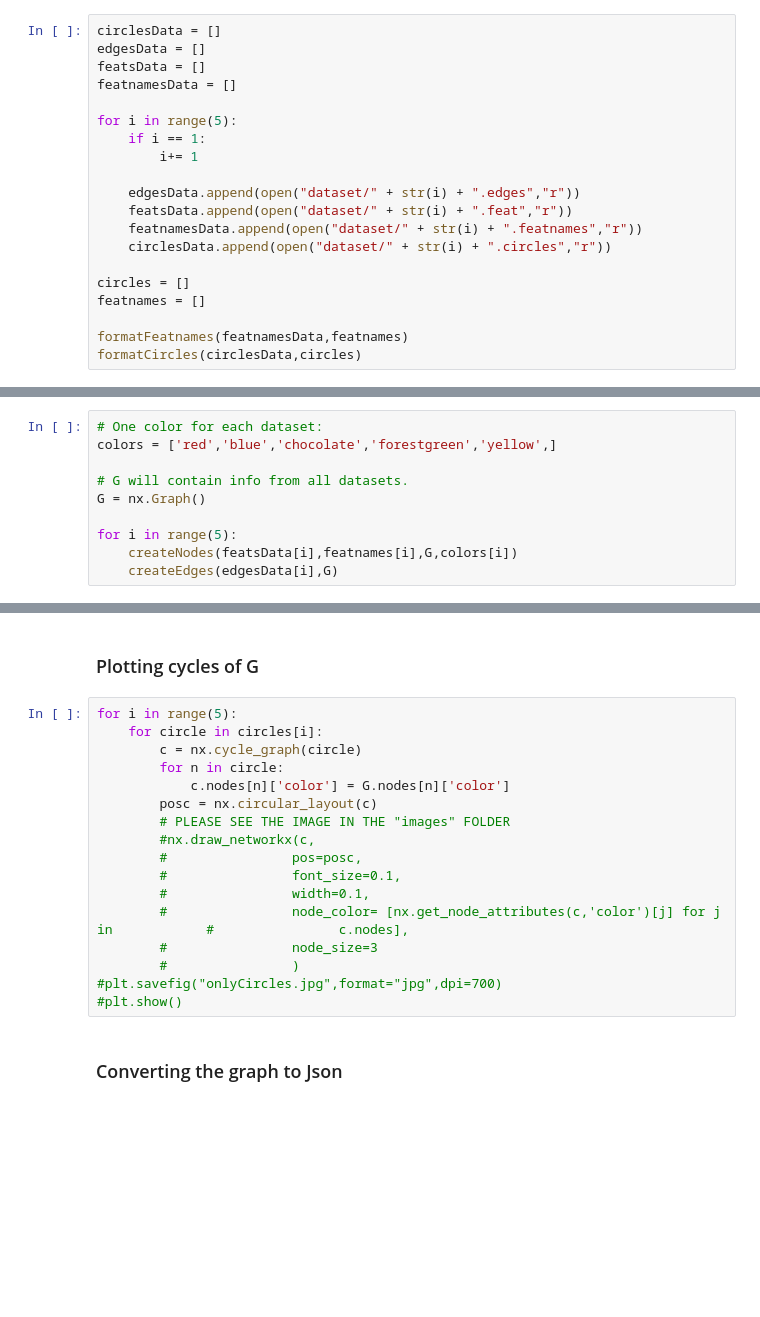
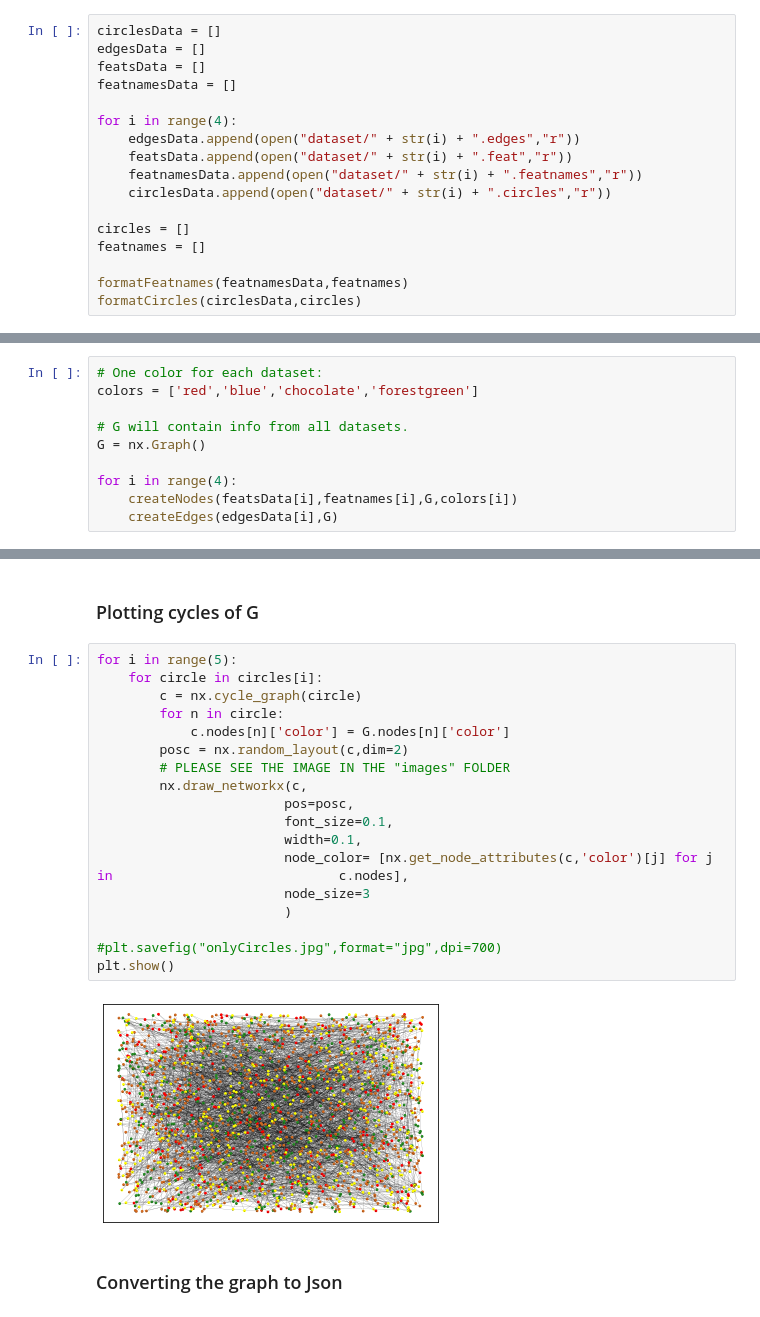
Before and after one commit to mateuslatrova/Social-Circles-Graph-Database, a Jupyter notebook: socialCirclesDB.ipynb, the cells around one changed output, grey strips where cells are left out. Saved outputs shown, nothing was run; the diff lists cells and outputs as text; blank space fills up the shorter version.

```diff
--- a/socialCirclesDB.ipynb
+++ b/socialCirclesDB.ipynb
@@ -59,10 +59,7 @@ edgesData = []
 featsData = []
 featnamesData = []
 
-for i in range(5):
-    if i == 1:
-        i+= 1
-
+for i in range(4):
     edgesData.append(open("dataset/" + str(i) + ".edges","r"))
     featsData.append(open("dataset/" + str(i) + ".feat","r"))
     featnamesData.append(open("dataset/" + str(i) + ".featnames","r"))
@@ -77,12 +74,12 @@ formatCircles(circlesData,circles)
 ### Building the graph
 # %%
 # One color for each dataset:
-colors = ['red','blue','chocolate','forestgreen','yellow',]
+colors = ['red','blue','chocolate','forestgreen']
 
 # G will contain info from all datasets.
 G = nx.Graph()
 
-for i in range(5):
+for i in range(4):
     createNodes(featsData[i],featnames[i],G,colors[i])
     createEdges(edgesData[i],G)
 # %% [markdown]
@@ -114,20 +111,23 @@ for i in range(5):
 # %%
 for i in range(5):
     for circle in circles[i]:
         c = nx.cycle_graph(circle)
         for n in circle:
             c.nodes[n]['color'] = G.nodes[n]['color']
-        posc = nx.circular_layout(c)
+        posc = nx.random_layout(c,dim=2)
         # PLEASE SEE THE IMAGE IN THE "images" FOLDER
-        #nx.draw_networkx(c,
-        #                pos=posc,
-        #                font_size=0.1,
-        #                width=0.1,
-        #                node_color= [nx.get_node_attributes(c,'color')[j] for j in            #                c.nodes],
-        #                node_size=3
-        #                )
+        nx.draw_networkx(c,
+                        pos=posc,
+                        font_size=0.1,
+                        width=0.1,
+                        node_color= [nx.get_node_attributes(c,'color')[j] for j in                             c.nodes],
+                        node_size=3
+                        )
+
 #plt.savefig("onlyCircles.jpg",format="jpg",dpi=700)
-#plt.show()
+plt.show()
+# %% [output]
+[figure, added]
 # %% [markdown]
 ### Converting the graph to Json
 # %%
```
Also changed, not shown: parts of 1 cell of this notebook, 4 other files.
